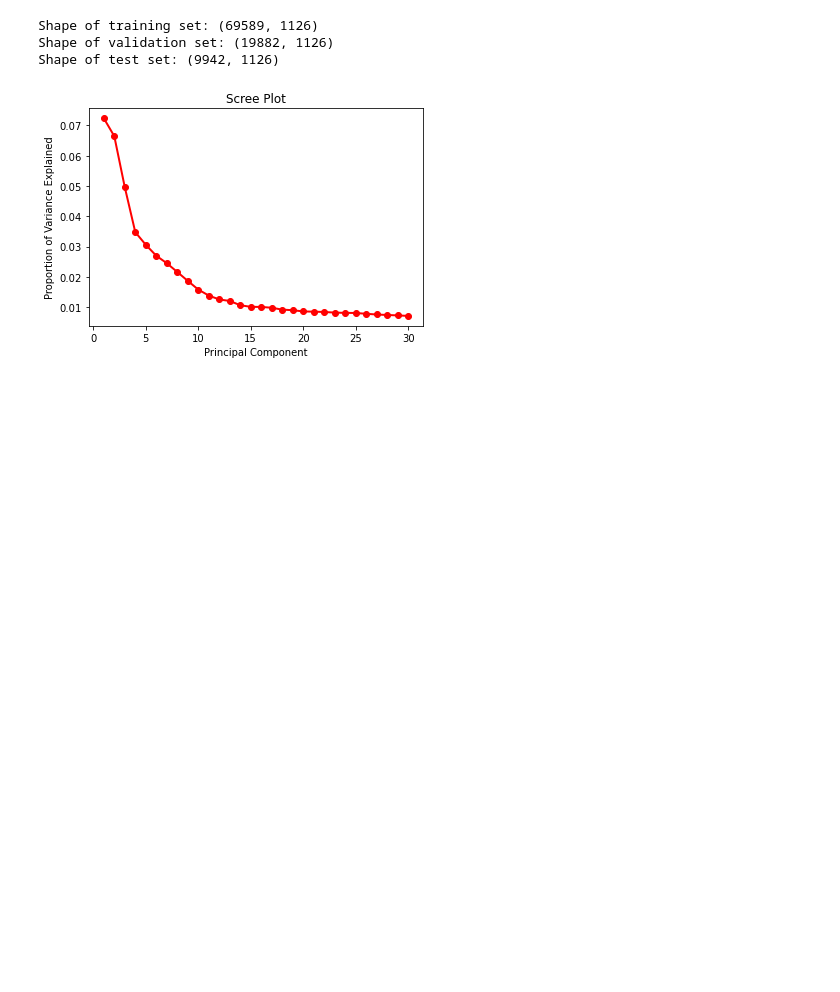
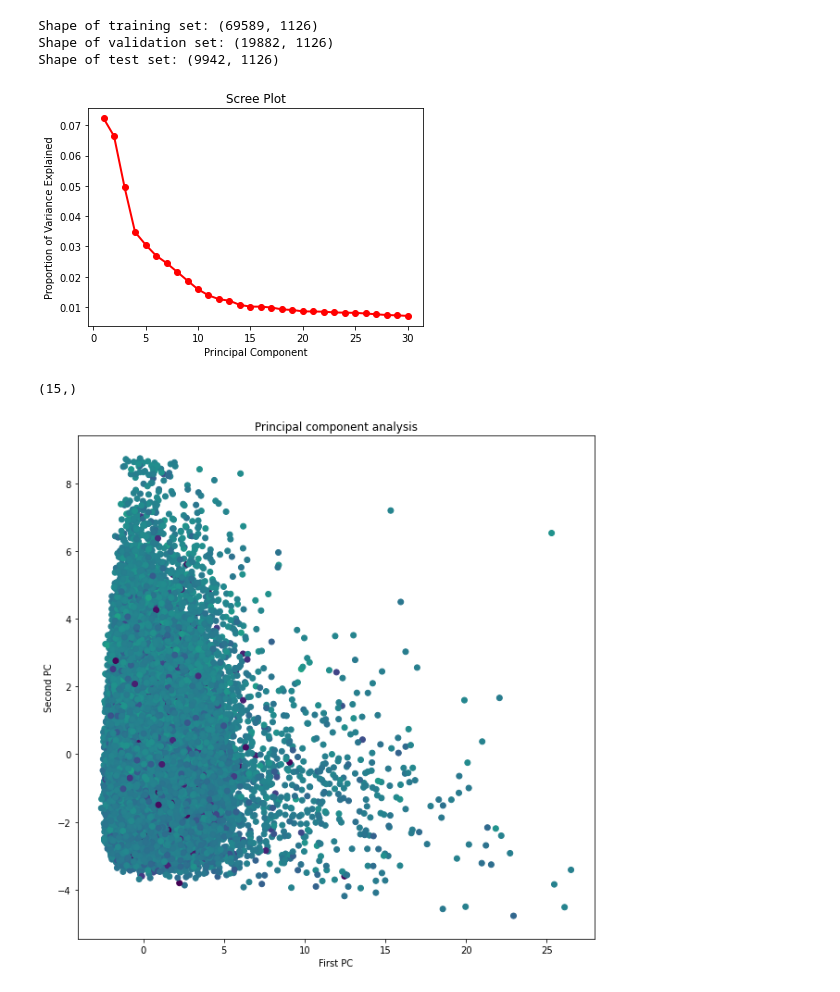
Before and after one commit to abramschon/accel, a Jupyter notebook: notebooks/Whole Dataset/PCA.ipynb, the cells around one changed output. Cells and saved outputs as stored; diff of their text form; code cells hidden in the pictures; blank space fills up the shorter version.

```diff
--- a/notebooks/Whole Dataset/PCA.ipynb
+++ b/notebooks/Whole Dataset/PCA.ipynb
@@ -94,3 +94,21 @@ with open('/cdtshared/wearables/students/group5/yvalPCA.pkl','wb') as f:
     pickle.dump(y_val, f)
 with open('/cdtshared/wearables/students/group5/ytestPCA.pkl','wb') as f:
     pickle.dump(y_test, f)
+# %%
+PC1 = X_pca_train[:,0]
+PC2 = X_pca_train[:,1]
+# %%
+PC1.shape
+# %% [output]
+(15,)
+# %%
+y_trans = np.log(1+y_train)
+y_trans = y_trans / np.max(y_trans)
+plt.figure(figsize=(10,10))
+plt.scatter(PC1,PC2,c=y_trans)
+plt.title("Principal component analysis")
+plt.xlabel("First PC")
+plt.ylabel("Second PC")
+plt.show()
+# %% [output]
+[figure, added]
```
Also changed, not shown: 1 other file.
